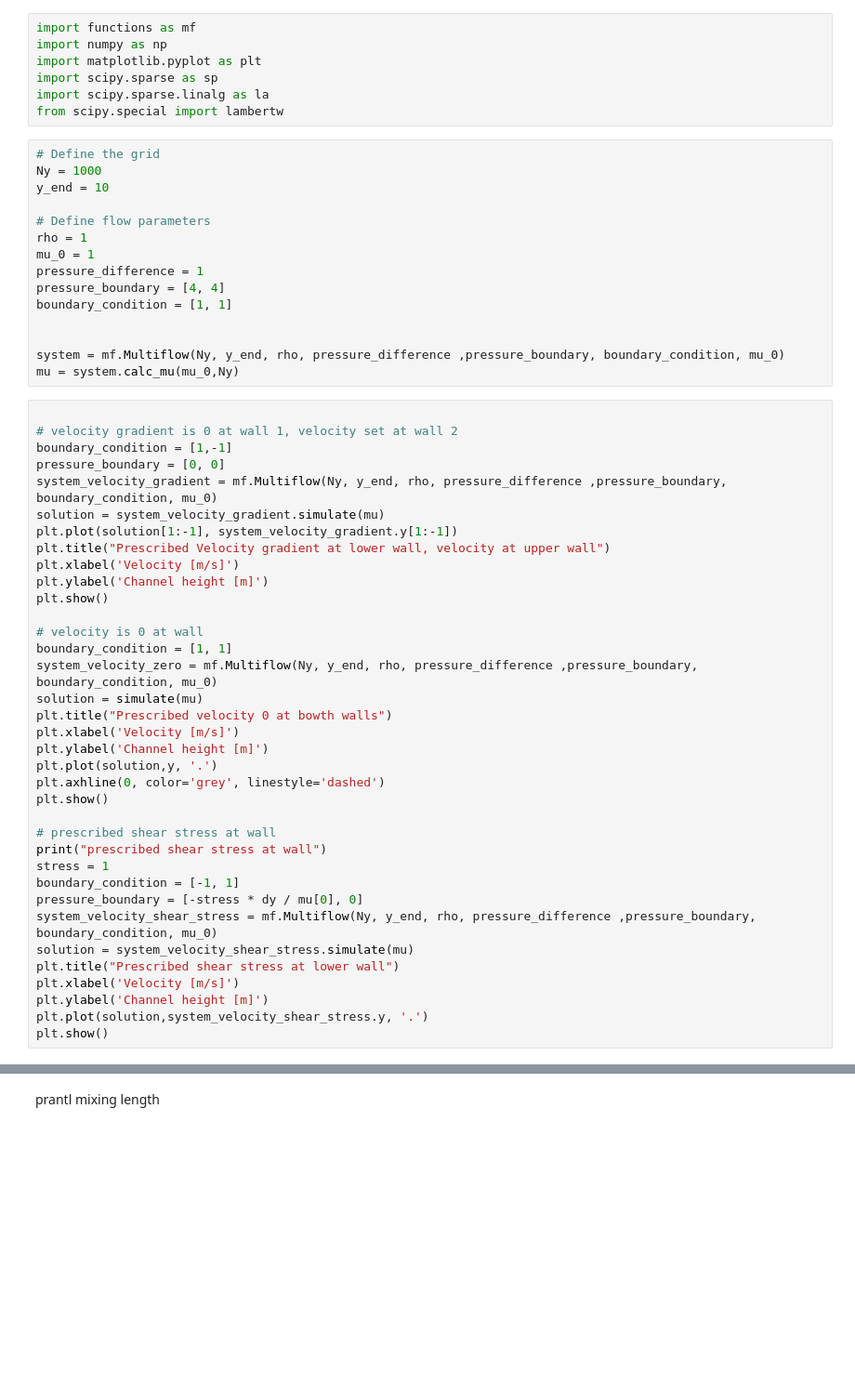
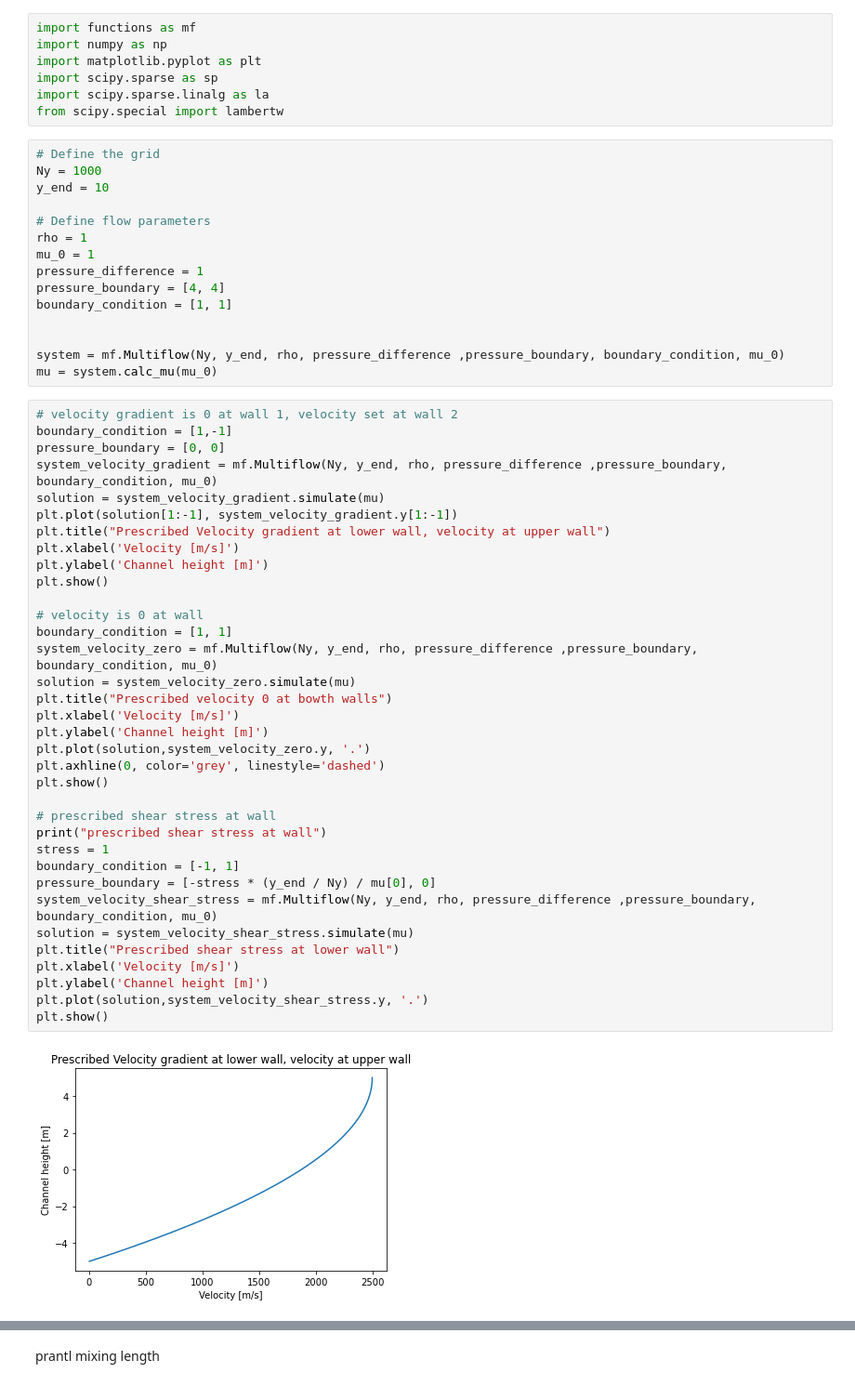
Before and after one commit to Toothpastefairy/comp_multphase_flow, a Jupyter notebook: tasks.ipynb, the cells around one changed output, grey strips where cells are left out. Shown: that part at 93% size. Saved outputs shown, nothing was run; the diff lists cells and outputs as text; blank space fills up the shorter version.

```diff
--- a/tasks.ipynb
+++ b/tasks.ipynb
@@ -19,40 +19,41 @@ boundary_condition = [1, 1]
 
 
 system = mf.Multiflow(Ny, y_end, rho, pressure_difference ,pressure_boundary, boundary_condition, mu_0)
-mu = system.calc_mu(mu_0,Ny)
+mu = system.calc_mu(mu_0)
 # %%
-
 # velocity gradient is 0 at wall 1, velocity set at wall 2
 boundary_condition = [1,-1]
 pressure_boundary = [0, 0]
 system_velocity_gradient = mf.Multiflow(Ny, y_end, rho, pressure_difference ,pressure_boundary, boundary_condition, mu_0)
 solution = system_velocity_gradient.simulate(mu)
 plt.plot(solution[1:-1], system_velocity_gradient.y[1:-1])
 plt.title("Prescribed Velocity gradient at lower wall, velocity at upper wall")
 plt.xlabel('Velocity [m/s]')
 plt.ylabel('Channel height [m]')
 plt.show()
 
 # velocity is 0 at wall
 boundary_condition = [1, 1]
 system_velocity_zero = mf.Multiflow(Ny, y_end, rho, pressure_difference ,pressure_boundary, boundary_condition, mu_0)
-solution = simulate(mu)
+solution = system_velocity_zero.simulate(mu)
 plt.title("Prescribed velocity 0 at bowth walls")
 plt.xlabel('Velocity [m/s]')
 plt.ylabel('Channel height [m]')
-plt.plot(solution,y, '.')
+plt.plot(solution,system_velocity_zero.y, '.')
 plt.axhline(0, color='grey', linestyle='dashed')
 plt.show()
 
 # prescribed shear stress at wall
 print("prescribed shear stress at wall")
 stress = 1
 boundary_condition = [-1, 1]
-pressure_boundary = [-stress * dy / mu[0], 0]
+pressure_boundary = [-stress * (y_end / Ny) / mu[0], 0]
 system_velocity_shear_stress = mf.Multiflow(Ny, y_end, rho, pressure_difference ,pressure_boundary, boundary_condition, mu_0)
 solution = system_velocity_shear_stress.simulate(mu)
 plt.title("Prescribed shear stress at lower wall")
 plt.xlabel('Velocity [m/s]')
 plt.ylabel('Channel height [m]')
 plt.plot(solution,system_velocity_shear_stress.y, '.')
 plt.show()
+# %% [output]
+[figure, added]
```
Also changed, not shown: parts of 3 cells of this notebook, 1 other file.
